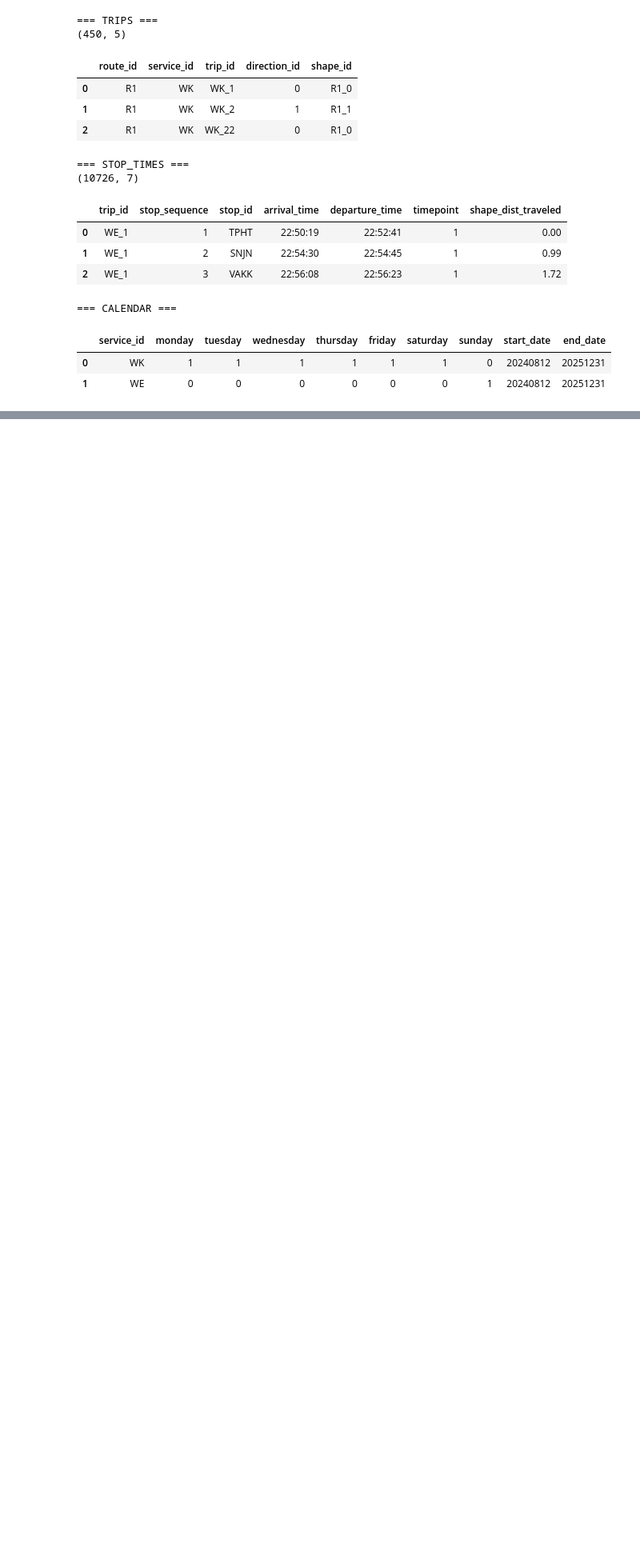
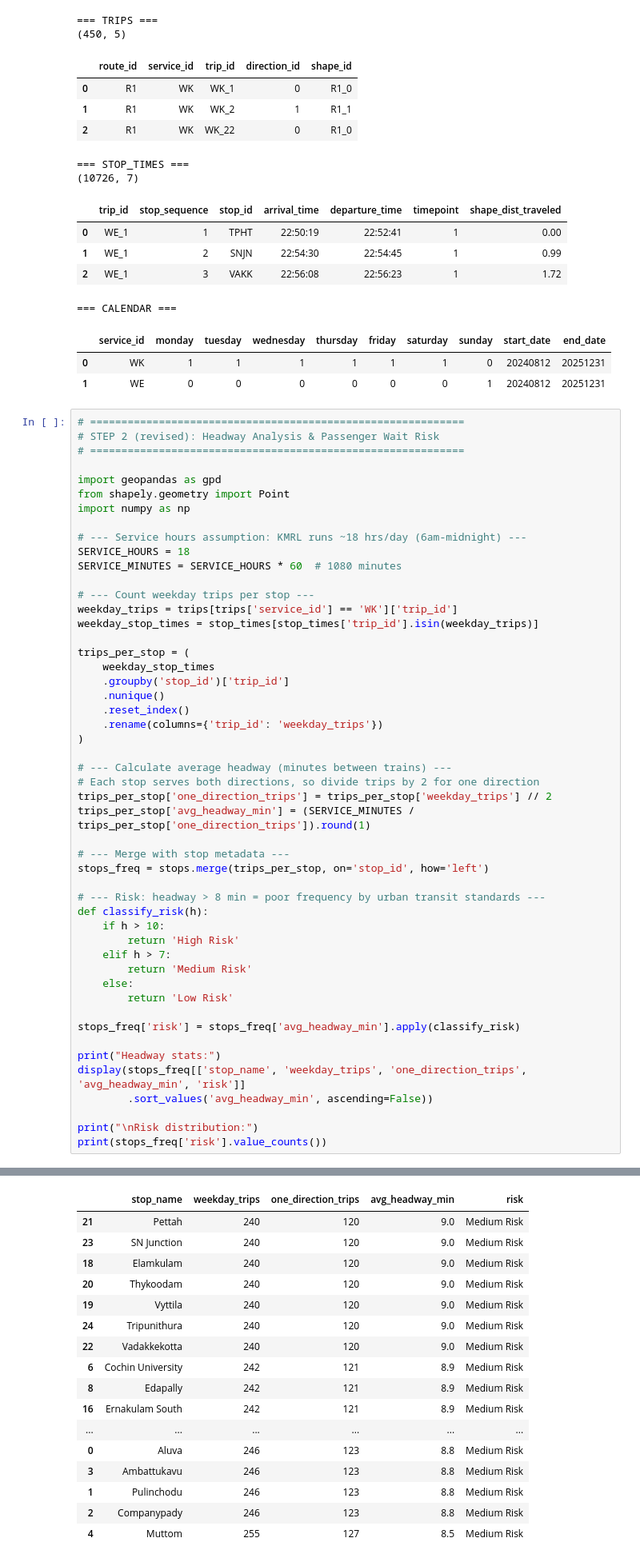
Before and after one commit to aleedacharly/Kochi-Metro-KMRL--connectivity-analysis, a Jupyter notebook: public_transportstops.ipynb, the cells around one changed output, grey strips where cells are left out. Shown at 80% size. Drawn from its saved outputs; the diff is of its cells as text; blank space fills up the shorter version.

```diff
--- a/public_transportstops.ipynb
+++ b/public_transportstops.ipynb
@@ -143,3 +143,54 @@ display(calendar)
 |  | service_id | monday | tuesday | wednesday | thursday | friday | saturday | sunday | start_date | end_date |
 | 0 | WK | 1 | 1 | 1 | 1 | 1 | 1 | 0 | 20240812 | 20251231 |
 | 1 | WE | 0 | 0 | 0 | 0 | 0 | 0 | 1 | 20240812 | 20251231 |
+# %%
+# ============================================================
+# STEP 2 (revised): Headway Analysis & Passenger Wait Risk
+# ============================================================
+
+import geopandas as gpd
+from shapely.geometry import Point
+import numpy as np
+
+# --- Service hours assumption: KMRL runs ~18 hrs/day (6am-midnight) ---
+SERVICE_HOURS = 18
+SERVICE_MINUTES = SERVICE_HOURS * 60  # 1080 minutes
+
+# --- Count weekday trips per stop ---
+weekday_trips = trips[trips['service_id'] == 'WK']['trip_id']
+weekday_stop_times = stop_times[stop_times['trip_id'].isin(weekday_trips)]
+
+trips_per_stop = (
+    weekday_stop_times
+    .groupby('stop_id')['trip_id']
+    .nunique()
+    .reset_index()
+    .rename(columns={'trip_id': 'weekday_trips'})
+)
+
+# --- Calculate average headway (minutes between trains) ---
+# Each stop serves both directions, so divide trips by 2 for one direction
+trips_per_stop['one_direction_trips'] = trips_per_stop['weekday_trips'] // 2
+trips_per_stop['avg_headway_min'] = (SERVICE_MINUTES / trips_per_stop['one_direction_trips']).round(1)
+
+# --- Merge with stop metadata ---
+stops_freq = stops.merge(trips_per_stop, on='stop_id', how='left')
+
+# --- Risk: headway > 8 min = poor frequency by urban transit standards ---
+def classify_risk(h):
+    if h > 10:
+        return 'High Risk'
+    elif h > 7:
+        return 'Medium Risk'
+    else:
+        return 'Low Risk'
+
+stops_freq['risk'] = stops_freq['avg_headway_min'].apply(classify_risk)
+
+print("Headway stats:")
+display(stops_freq[['stop_name', 'weekday_trips', 'one_direction_trips', 'avg_headway_min', 'risk']]
+        .sort_values('avg_headway_min', ascending=False))
+
+print("\nRisk distribution:")
+print(stops_freq['risk'].value_counts())
+# %% [output]
@@ -145,0 +198,17 @@ display(calendar)
+|  | stop_name | weekday_trips | one_direction_trips | avg_headway_min | risk |
+| 21 | Pettah | 240 | 120 | 9.0 | Medium Risk |
+| 23 | SN Junction | 240 | 120 | 9.0 | Medium Risk |
+| 18 | Elamkulam | 240 | 120 | 9.0 | Medium Risk |
+| 20 | Thykoodam | 240 | 120 | 9.0 | Medium Risk |
+| 19 | Vyttila | 240 | 120 | 9.0 | Medium Risk |
+| 24 | Tripunithura | 240 | 120 | 9.0 | Medium Risk |
+| 22 | Vadakkekotta | 240 | 120 | 9.0 | Medium Risk |
+| 6 | Cochin University | 242 | 121 | 8.9 | Medium Risk |
+| 8 | Edapally | 242 | 121 | 8.9 | Medium Risk |
+| 16 | Ernakulam South | 242 | 121 | 8.9 | Medium Risk |
+| ... | ... | ... | ... | ... | ... |
+| 0 | Aluva | 246 | 123 | 8.8 | Medium Risk |
+| 3 | Ambattukavu | 246 | 123 | 8.8 | Medium Risk |
+| 1 | Pulinchodu | 246 | 123 | 8.8 | Medium Risk |
+| 2 | Companypady | 246 | 123 | 8.8 | Medium Risk |
+| 4 | Muttom | 255 | 127 | 8.5 | Medium Risk |
```
Also changed, not shown: parts of 3 cells of this notebook, 1 other file.
